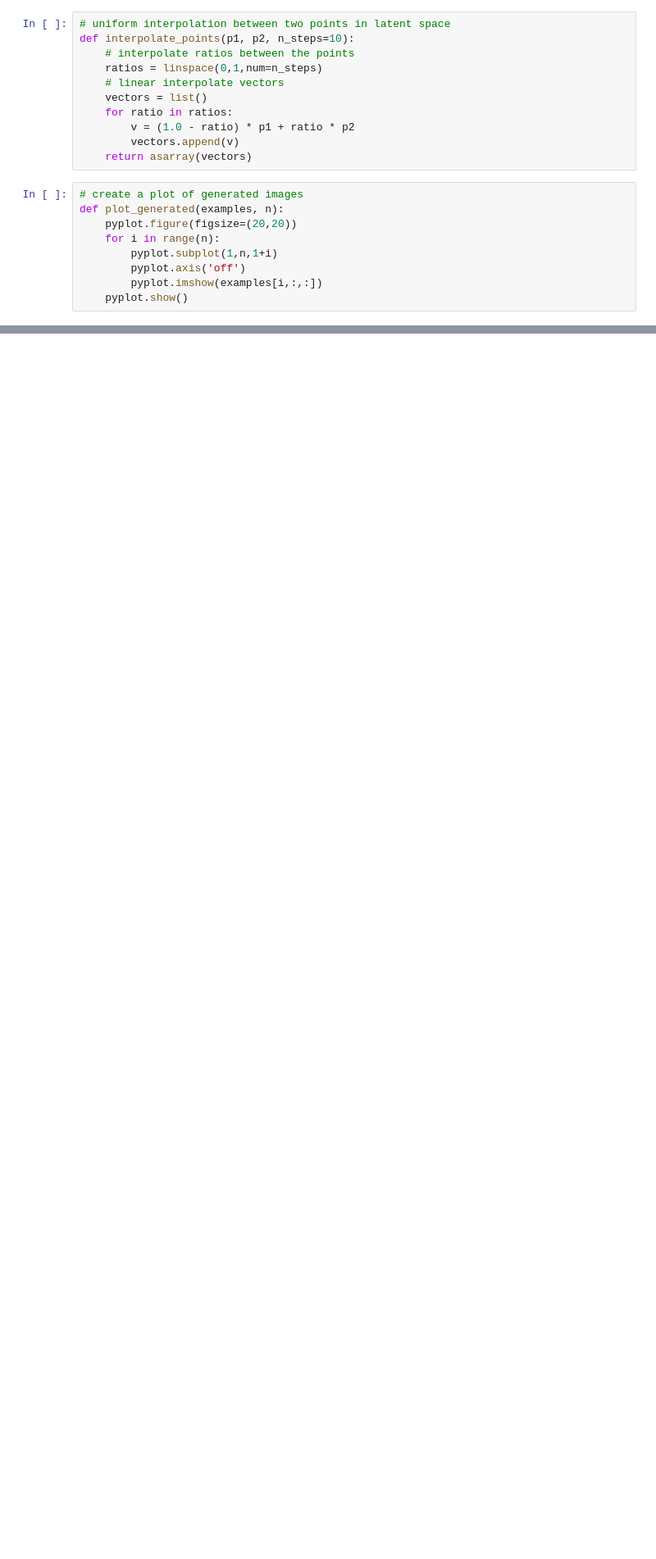
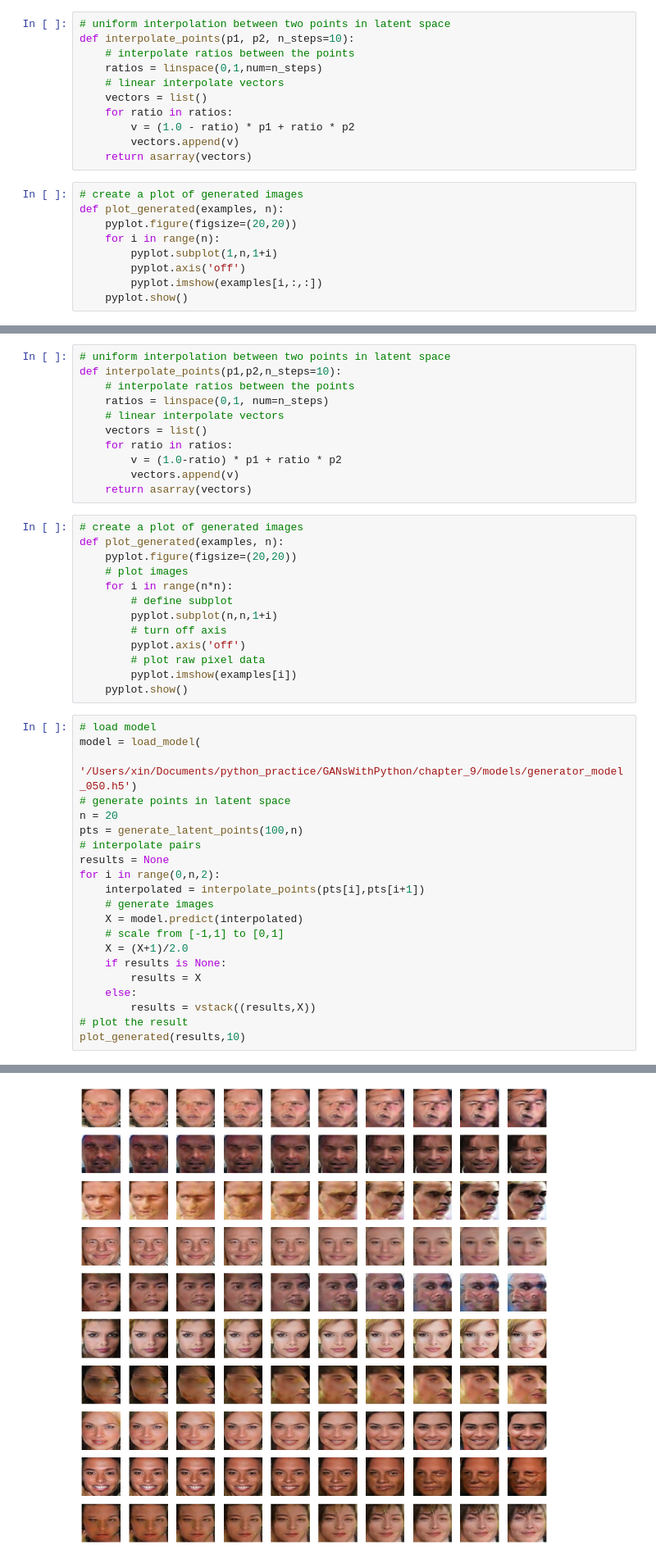
Before and after one commit to xinnnix/python_practice, a Jupyter notebook: GANsWithPython/chapter_9/explore_latent_space.ipynb, the cells around one changed output, grey strips where cells are left out. Shown at 82% size. Saved outputs shown, nothing was run; the diff lists cells and outputs as text; blank space fills up the shorter version.

```diff
--- a/GANsWithPython/chapter_9/explore_latent_space.ipynb
+++ b/GANsWithPython/chapter_9/explore_latent_space.ipynb
@@ -97,0 +112,46 @@ WARNING:tensorflow:No training configuration found in the save file, so the mode
+# %%
+# uniform interpolation between two points in latent space
+def interpolate_points(p1,p2,n_steps=10):
+    # interpolate ratios between the points
+    ratios = linspace(0,1, num=n_steps)
+    # linear interpolate vectors
+    vectors = list()
+    for ratio in ratios:
+        v = (1.0-ratio) * p1 + ratio * p2
+        vectors.append(v)
+    return asarray(vectors)
+# %%
+# create a plot of generated images
+def plot_generated(examples, n):
+    pyplot.figure(figsize=(20,20))
+    # plot images
+    for i in range(n*n):
+        # define subplot
+        pyplot.subplot(n,n,1+i)
+        # turn off axis
+        pyplot.axis('off')
+        # plot raw pixel data
+        pyplot.imshow(examples[i])
+    pyplot.show()
+# %%
+# load model
+model = load_model(
+    '/Users/xin/Documents/python_practice/GANsWithPython/chapter_9/models/generator_model_050.h5')
+# generate points in latent space
+n = 20
+pts = generate_latent_points(100,n)
+# interpolate pairs
+results = None
+for i in range(0,n,2):
+    interpolated = interpolate_points(pts[i],pts[i+1])
+    # generate images
+    X = model.predict(interpolated)
+    # scale from [-1,1] to [0,1]
+    X = (X+1)/2.0
+    if results is None:
+        results = X
+    else:
+        results = vstack((results,X))
+# plot the result
+plot_generated(results,10)
+# %% [output]
@@ -97,0 +159 @@ WARNING:tensorflow:No training configuration found in the save file, so the mode
+[figure, added]
```
Also changed, not shown: parts of 5 cells of this notebook, 1 other file.
